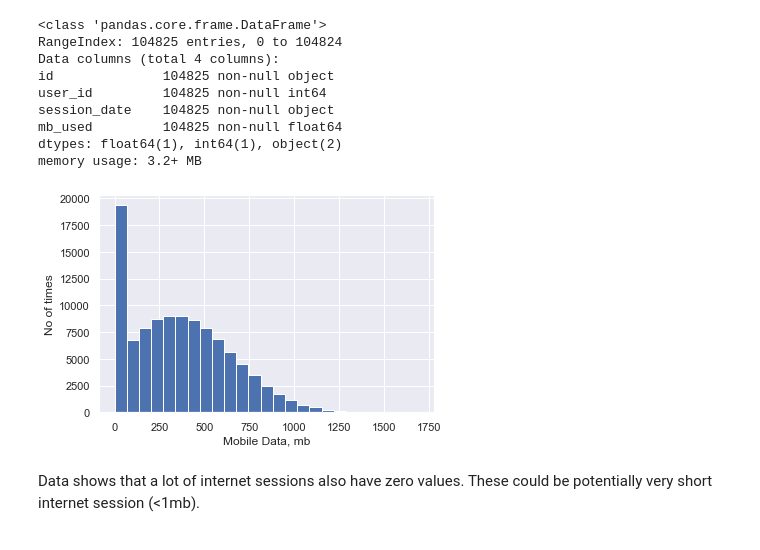
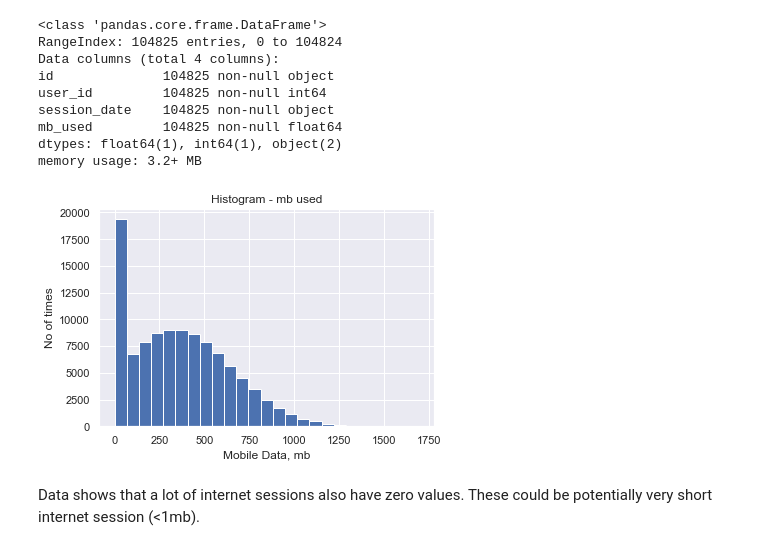
Before and after one commit to dpyshnenko/Data-Analytics-Projects, a Jupyter notebook: Exploratory Data Analysis - Telecom/telecom_project.ipynb, the cells around one changed output. Saved outputs shown, nothing was run; the diff lists cells and outputs as text; code cells hidden in the pictures.

```diff
--- a/Exploratory Data Analysis - Telecom/telecom_project.ipynb
+++ b/Exploratory Data Analysis - Telecom/telecom_project.ipynb
@@ -112,11 +117,12 @@ memory usage: 3.2+ MB
 # %%
 # Create a histogram representing the "mb_used" column
 plt.hist(internet['mb_used'], bins=25)
 plt.ylabel('No of times')
 plt.xlabel('Mobile Data, mb')
+plt.title('Histogram - mb used')
 plt.show()
 # %% [output]
-[figure, old version]
+[figure, new version]
 # %% [markdown]
 Data shows that a lot of internet sessions also have zero values.
 These could be potentially very short internet session (<1mb).
```
Also changed, not shown: parts of 31 cells of this notebook.
